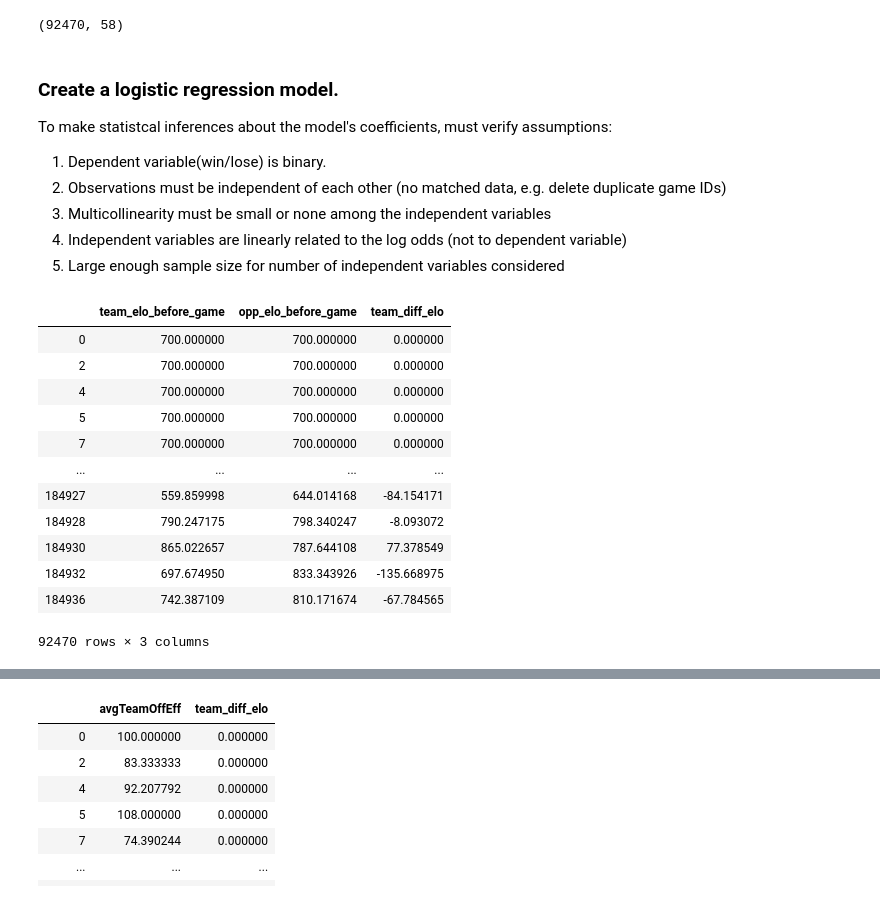
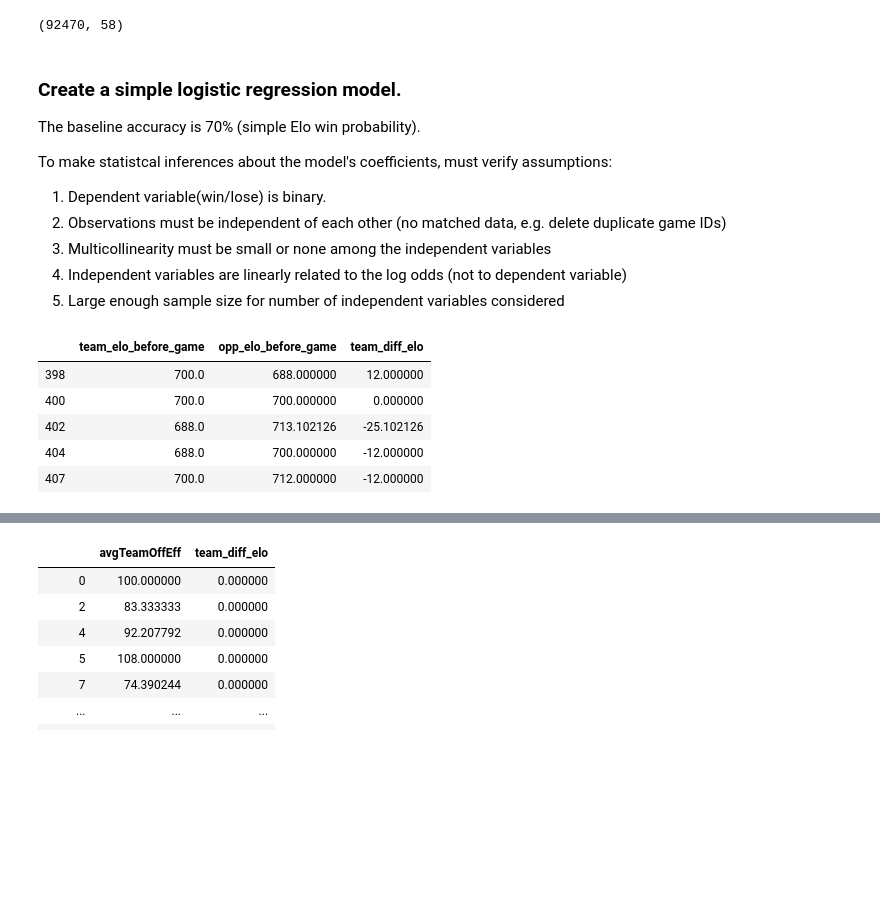
Before and after one commit to crunker99/MarchMadness2020, a Jupyter notebook: Model.ipynb, the cells around one changed output, grey strips where cells are left out. Saved outputs shown, nothing was run; the diff lists cells and outputs as text; code cells hidden in the pictures; blank space fills up the shorter version.

```diff
--- a/Model.ipynb
+++ b/Model.ipynb
@@ -37,7 +37,10 @@ df.shape
 # %% [output]
 (92470, 58)
 # %% [markdown]
-### Create a logistic regression model.
+### Create a simple logistic regression model.
+
+The baseline accuracy is 70% (simple Elo win probability).
+
 To make statistcal inferences about the model's coefficients, must verify assumptions:
 1. Dependent variable(win/lose) is binary.
 2. Observations must be independent of each other (no matched data, e.g. delete duplicate game IDs)
@@ -48,18 +51,11 @@ To make statistcal inferences about the model's coefficients, must verify assump
 # Engineer simple column, 'difference between elo'
 df['team_diff_elo'] = df.team_elo_before_game - df.opp_elo_before_game
 # %%
-df[['team_elo_before_game', 'opp_elo_before_game', 'team_diff_elo']]
+df[['team_elo_before_game', 'opp_elo_before_game', 'team_diff_elo']].iloc[200:205]
 # %% [output]
 |  | team_elo_before_game | opp_elo_before_game | team_diff_elo |
-| 0 | 700.000000 | 700.000000 | 0.000000 |
-| 2 | 700.000000 | 700.000000 | 0.000000 |
-| 4 | 700.000000 | 700.000000 | 0.000000 |
-| 5 | 700.000000 | 700.000000 | 0.000000 |
-| 7 | 700.000000 | 700.000000 | 0.000000 |
-| ... | ... | ... | ... |
-| 184927 | 559.859998 | 644.014168 | -84.154171 |
-| 184928 | 790.247175 | 798.340247 | -8.093072 |
-| 184930 | 865.022657 | 787.644108 | 77.378549 |
-| 184932 | 697.674950 | 833.343926 | -135.668975 |
-| 184936 | 742.387109 | 810.171674 | -67.784565 |
+| 398 | 700.0 | 688.000000 | 12.000000 |
+| 400 | 700.0 | 700.000000 | 0.000000 |
+| 402 | 688.0 | 713.102126 | -25.102126 |
+| 404 | 688.0 | 700.000000 | -12.000000 |
+| 407 | 700.0 | 712.000000 | -12.000000 |
-92470 rows × 3 columns
```
Also changed, not shown: parts of 14 cells of this notebook, 1 other file.
